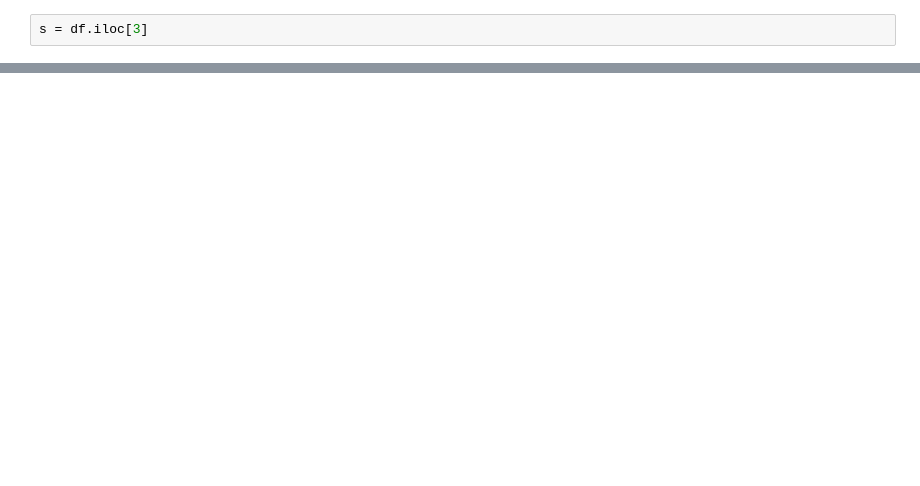
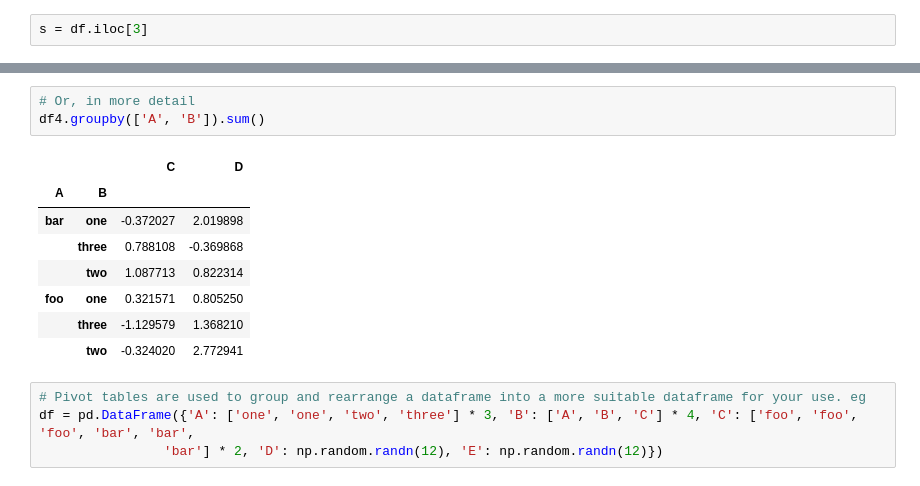
Before and after one commit to BarryClarke/10-minutes-to-Pandas, a Jupyter notebook: Pandas Tutorial.ipynb, the cells around one changed output, grey strips where cells are left out. Cells and saved outputs as stored; diff of their text form; blank space fills up the shorter version.

```diff
--- a/Pandas Tutorial.ipynb
+++ b/Pandas Tutorial.ipynb
@@ -600,0 +626,16 @@ df.append(s, ignore_index=True)
+# %%
+# Or, in more detail
+df4.groupby(['A', 'B']).sum()
+# %% [output]
+|  |  | C | D |
+| A | B |  |  |
+| bar | one | -0.372027 | 2.019898 |
+|  | three | 0.788108 | -0.369868 |
+|  | two | 1.087713 | 0.822314 |
+| foo | one | 0.321571 | 0.805250 |
+|  | three | -1.129579 | 1.368210 |
+|  | two | -0.324020 | 2.772941 |
+# %%
+# Pivot tables are used to group and rearrange a dataframe into a more suitable dataframe for your use. eg
+df = pd.DataFrame({'A': ['one', 'one', 'two', 'three'] * 3, 'B': ['A', 'B', 'C'] * 4, 'C': ['foo', 'foo', 'foo', 'bar', 'bar',
+                'bar'] * 2, 'D': np.random.randn(12), 'E': np.random.randn(12)})
```
Also changed, not shown: parts of 53 cells of this notebook.
